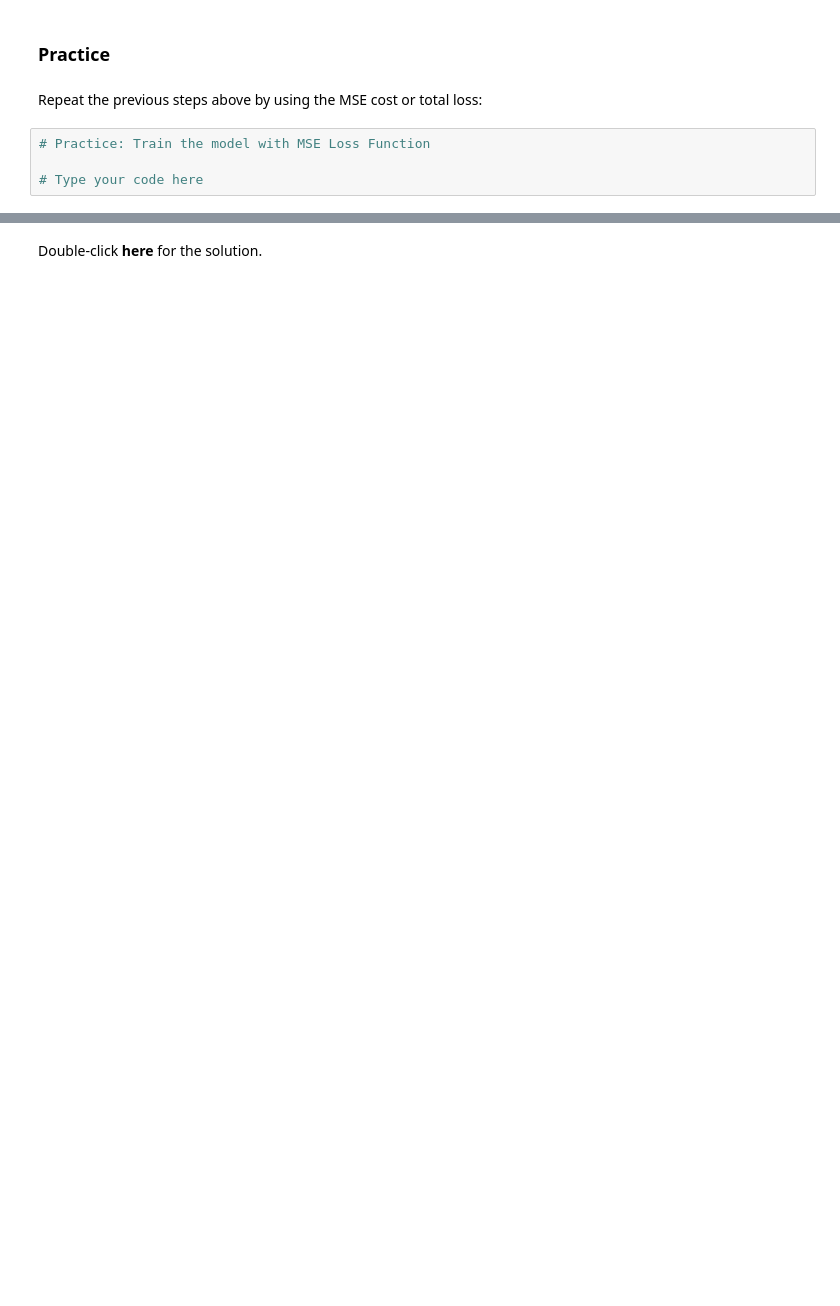
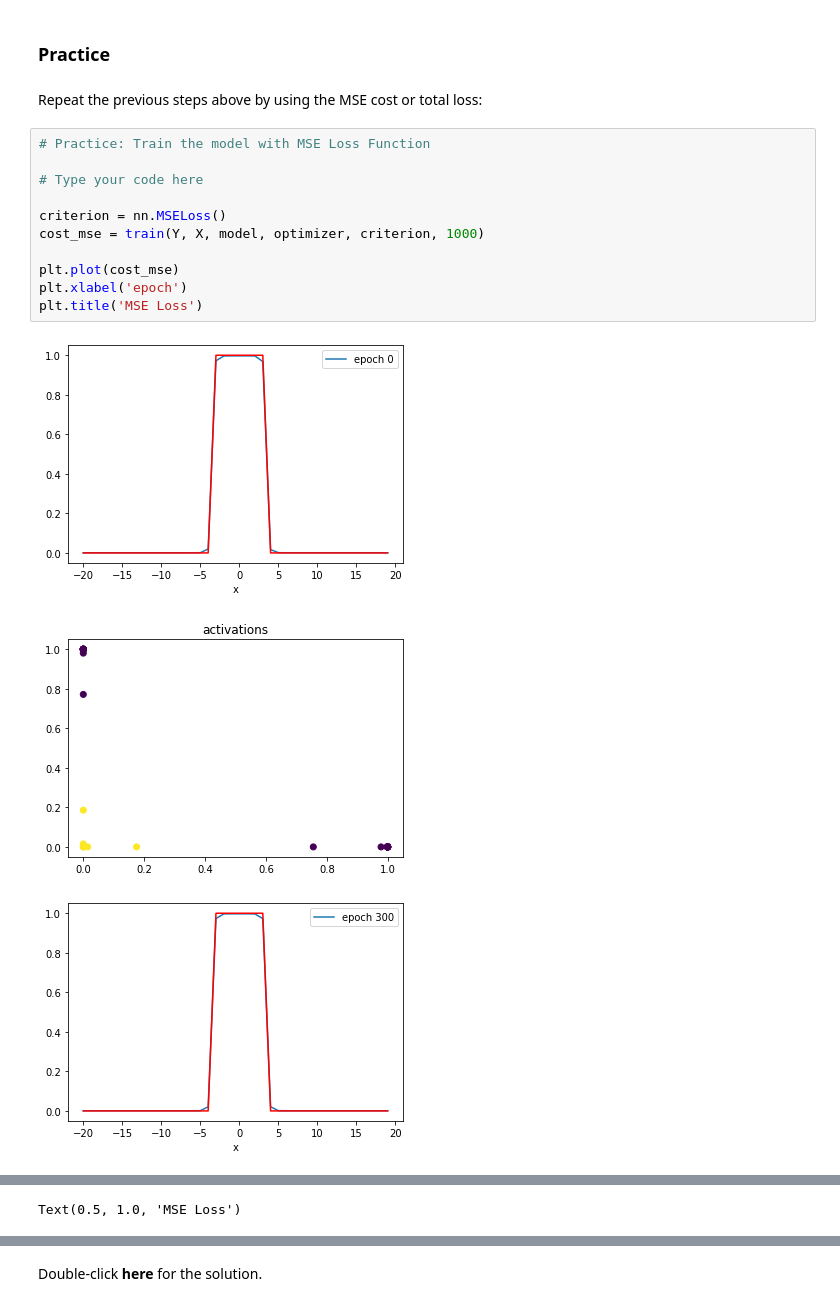
Before and after one commit to yimethan/computer_vision_study, a Jupyter notebook: coursera/DNN-with-Pytorch/week4/7.1_simple1hiddenlayer.ipynb, the cells around one changed output, grey strips where cells are left out. Cells and saved outputs as stored; diff of their text form; blank space fills up the shorter version.

```diff
--- a/coursera/DNN-with-Pytorch/week4/7.1_simple1hiddenlayer.ipynb
+++ b/coursera/DNN-with-Pytorch/week4/7.1_simple1hiddenlayer.ipynb
@@ -173,4 +196,15 @@ Repeat the previous steps above by using the MSE cost or total loss:
 # %%
 # Practice: Train the model with MSE Loss Function
 
 # Type your code here
+
+criterion = nn.MSELoss()
+cost_mse = train(Y, X, model, optimizer, criterion, 1000)
+
+plt.plot(cost_mse)
+plt.xlabel('epoch')
+plt.title('MSE Loss')
+# %% [output]
+[figure, added]
+[figure, added]
+[figure, added]
@@ -176,0 +216 @@ Repeat the previous steps above by using the MSE cost or total loss:
+Text(0.5, 1.0, 'MSE Loss')
```
Also changed, not shown: parts of 6 cells of this notebook, 2 other files.
